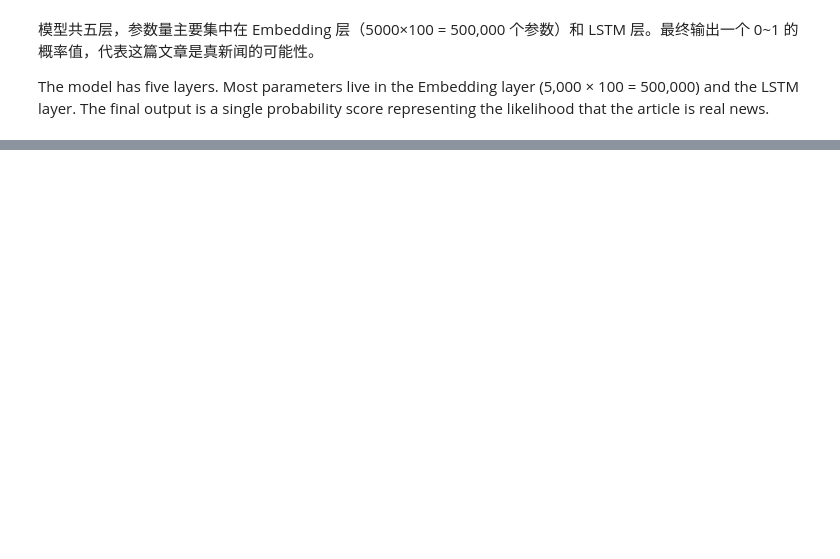
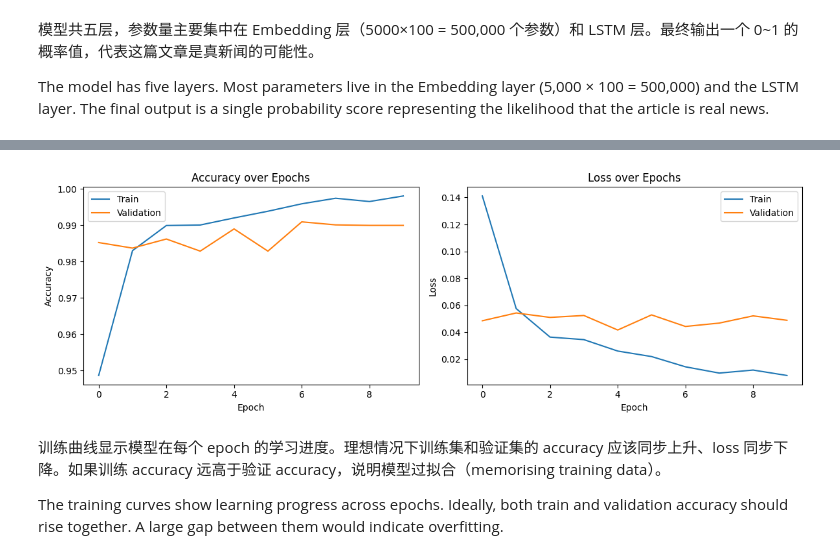
Before and after one commit to shuhan312/fake-news-detection-lstm-to-llm, a Jupyter notebook: notebooks/01_lstm_reimplementation.ipynb, the cells around one changed output, grey strips where cells are left out. Cells and saved outputs as stored; diff of their text form; code cells hidden in the pictures; blank space fills up the shorter version.

```diff
--- a/notebooks/01_lstm_reimplementation.ipynb
+++ b/notebooks/01_lstm_reimplementation.ipynb
@@ -124,0 +166,7 @@ The model has five layers. Most parameters live in the Embedding layer (5,000 ×
+# %%
+history = model.fit(
+    X_train_seq, y_train,
+    epochs=10,           # 原论文：10 轮训练 / original paper: 10 epochs
+    batch_size=64,       # 原论文：每批 64 个样本 / original paper: batch size 64
+    validation_split=0.2 # 20% 训练数据作为验证集 / 20% of training data for validation
+)
@@ -124,0 +194,30 @@ The model has five layers. Most parameters live in the Embedding layer (5,000 ×
+# %%
+# 画训练过程曲线：accuracy 和 loss 随 epoch 的变化
+# Plot training curves: accuracy and loss over epochs
+fig, axes = plt.subplots(1, 2, figsize=(12, 4))
+
+# Accuracy 曲线 / Accuracy curve
+axes[0].plot(history.history['accuracy'],     label='Train')
+axes[0].plot(history.history['val_accuracy'], label='Validation')
+axes[0].set_title('Accuracy over Epochs')
+axes[0].set_xlabel('Epoch')
+axes[0].set_ylabel('Accuracy')
+axes[0].legend()
+
+# Loss 曲线 / Loss curve
+axes[1].plot(history.history['loss'],     label='Train')
+axes[1].plot(history.history['val_loss'], label='Validation')
+axes[1].set_title('Loss over Epochs')
+axes[1].set_xlabel('Epoch')
+axes[1].set_ylabel('Loss')
+axes[1].legend()
+
+plt.tight_layout()
+plt.savefig('../results/lstm_training_curves.png', dpi=150)
+plt.show()
+# %% [output]
+[figure, added]
+# %% [markdown]
+训练曲线显示模型在每个 epoch 的学习进度。理想情况下训练集和验证集的 accuracy 应该同步上升、loss 同步下降。如果训练 accuracy 远高于验证 accuracy，说明模型过拟合（memorising training data）。
+
+The training curves show learning progress across epochs. Ideally, both train and validation accuracy should rise together. A large gap between them would indicate overfitting.
```
Also changed, not shown: parts of 8 cells of this notebook.
